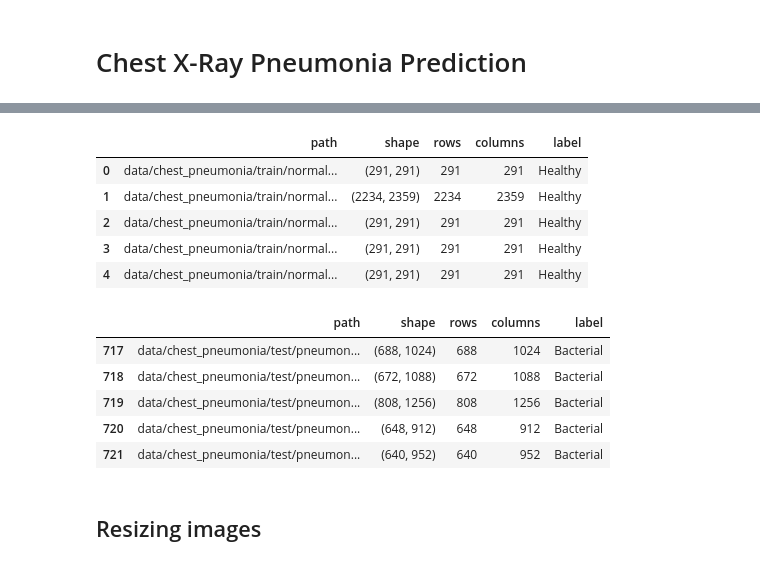
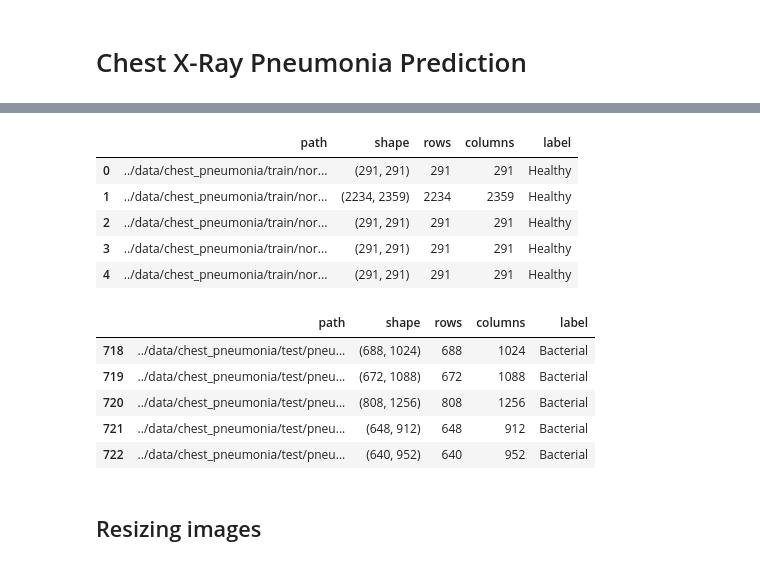
Before and after one commit to alfonsogarcia-git/data_science_nov2020_alfon, a Jupyter notebook: Projects/Project2_ML_Alfon/src/main.ipynb, the cells around one changed output, grey strips where cells are left out. Saved outputs shown, nothing was run; the diff lists cells and outputs as text; code cells hidden in the pictures.

```diff
--- a/Projects/Project2_ML_Alfon/src/main.ipynb
+++ b/Projects/Project2_ML_Alfon/src/main.ipynb
@@ -47,24 +33,24 @@ Image data type: uint8
 # %%
 # Loading data
-train_df = pd.read_csv('training_data.csv')
+train_df = pd.read_csv('../data/chest_pneumonia/training_data.csv')
 train_df.head()
 # %% [output]
 |  | path | shape | rows | columns | label |
-| 0 | data/chest_pneumonia/train/normal... | (291, 291) | 291 | 291 | Healthy |
-| 1 | data/chest_pneumonia/train/normal... | (2234, 2359) | 2234 | 2359 | Healthy |
-| 2 | data/chest_pneumonia/train/normal... | (291, 291) | 291 | 291 | Healthy |
-| 3 | data/chest_pneumonia/train/normal... | (291, 291) | 291 | 291 | Healthy |
-| 4 | data/chest_pneumonia/train/normal... | (291, 291) | 291 | 291 | Healthy |
+| 0 | ../data/chest_pneumonia/train/nor... | (291, 291) | 291 | 291 | Healthy |
+| 1 | ../data/chest_pneumonia/train/nor... | (2234, 2359) | 2234 | 2359 | Healthy |
+| 2 | ../data/chest_pneumonia/train/nor... | (291, 291) | 291 | 291 | Healthy |
+| 3 | ../data/chest_pneumonia/train/nor... | (291, 291) | 291 | 291 | Healthy |
+| 4 | ../data/chest_pneumonia/train/nor... | (291, 291) | 291 | 291 | Healthy |
 # %%
-test_df = pd.read_csv('test_data.csv')
+test_df = pd.read_csv('../data/chest_pneumonia/test_data.csv')
 test_df.tail()
 # %% [output]
 |  | path | shape | rows | columns | label |
-| 717 | data/chest_pneumonia/test/pneumon... | (688, 1024) | 688 | 1024 | Bacterial |
-| 718 | data/chest_pneumonia/test/pneumon... | (672, 1088) | 672 | 1088 | Bacterial |
-| 719 | data/chest_pneumonia/test/pneumon... | (808, 1256) | 808 | 1256 | Bacterial |
-| 720 | data/chest_pneumonia/test/pneumon... | (648, 912) | 648 | 912 | Bacterial |
-| 721 | data/chest_pneumonia/test/pneumon... | (640, 952) | 640 | 952 | Bacterial |
+| 718 | ../data/chest_pneumonia/test/pneu... | (688, 1024) | 688 | 1024 | Bacterial |
+| 719 | ../data/chest_pneumonia/test/pneu... | (672, 1088) | 672 | 1088 | Bacterial |
+| 720 | ../data/chest_pneumonia/test/pneu... | (808, 1256) | 808 | 1256 | Bacterial |
+| 721 | ../data/chest_pneumonia/test/pneu... | (648, 912) | 648 | 912 | Bacterial |
+| 722 | ../data/chest_pneumonia/test/pneu... | (640, 952) | 640 | 952 | Bacterial |
 # %% [markdown]
 ## Resizing images
 # %%
```
Also changed, not shown: parts of 26 cells of this notebook, 18 other files.
